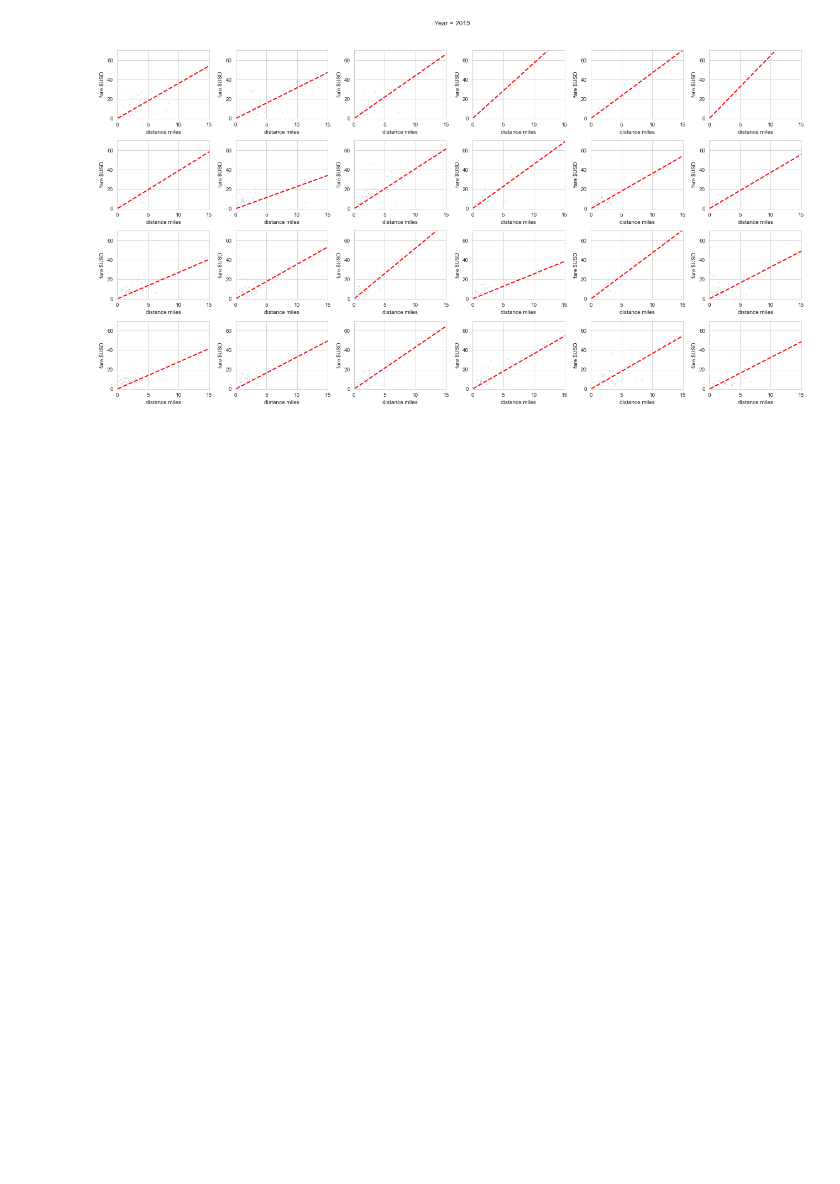
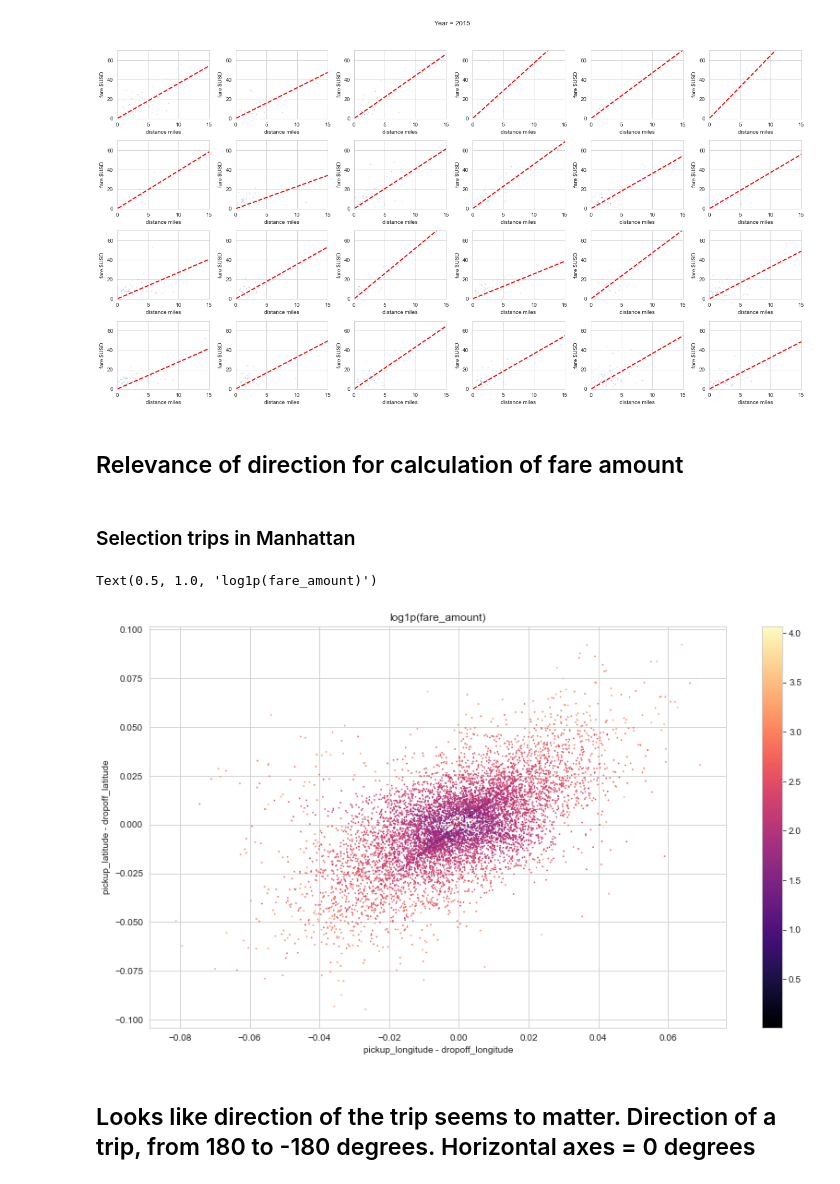
Before and after one commit to ThierrryScotto/New-York-Taxi-Fare-Prediction, a Jupyter notebook: New_York_City_Taxi_Fare_Prediction.ipynb, the cells around one changed output. Saved outputs shown, nothing was run; the diff lists cells and outputs as text; code cells hidden in the pictures; blank space fills up the shorter version.

```diff
--- a/New_York_City_Taxi_Fare_Prediction.ipynb
+++ b/New_York_City_Taxi_Fare_Prediction.ipynb
@@ -506,3 +506,28 @@ for year in df_train["year"].unique():
 [figure]
 [figure]
 [figure]
+# %% [markdown]
+## Relevance of direction for calculation of fare amount
+# %%
+# porque realizar esta subtração?
+
+df_train["delta_lon"] = df_train['pickup_longitude'] - df_train['dropoff_longitude']
+df_train["delta_lat"] = df_train['pickup_latitude'] - df_train['dropoff_latitude']
+# %% [markdown]
+### Selection trips in Manhattan
+# %%
+BB_manhattan = (-74.025, -73.925, 40.7, 40.8)
+idx_manhattan = select_within_boundingbox(df_train, BB_manhattan)
+# %%
+plt.figure(figsize=(14,8))
+plt.scatter(df_train[idx_manhattan]["delta_lon"], df_train[idx_manhattan]["delta_lat"], s=0.5, alpha=1.0,
+            c=np.log1p(df_train[idx_manhattan]["fare_amount"]), cmap="magma")
+plt.colorbar()
+plt.xlabel('pickup_longitude - dropoff_longitude')
+plt.ylabel('pickup_latitude - dropoff_latitude')
+plt.title('log1p(fare_amount)')
+# %% [output]
+Text(0.5, 1.0, 'log1p(fare_amount)')
+[figure, added]
+# %% [markdown]
+## Looks like direction of the trip seems to matter. Direction of a trip, from 180 to -180 degrees. Horizontal axes = 0 degrees
```
Also changed, not shown: parts of 35 cells of this notebook.
